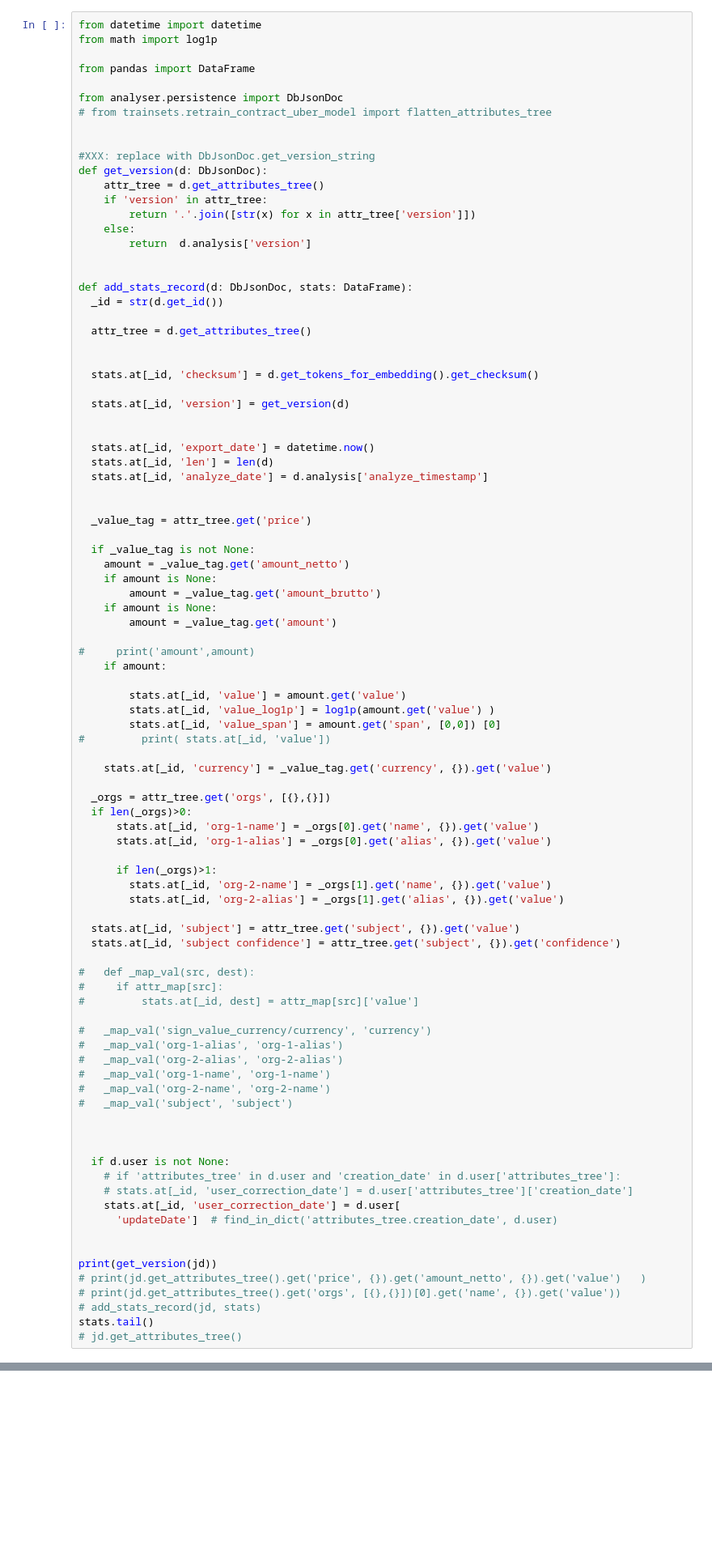
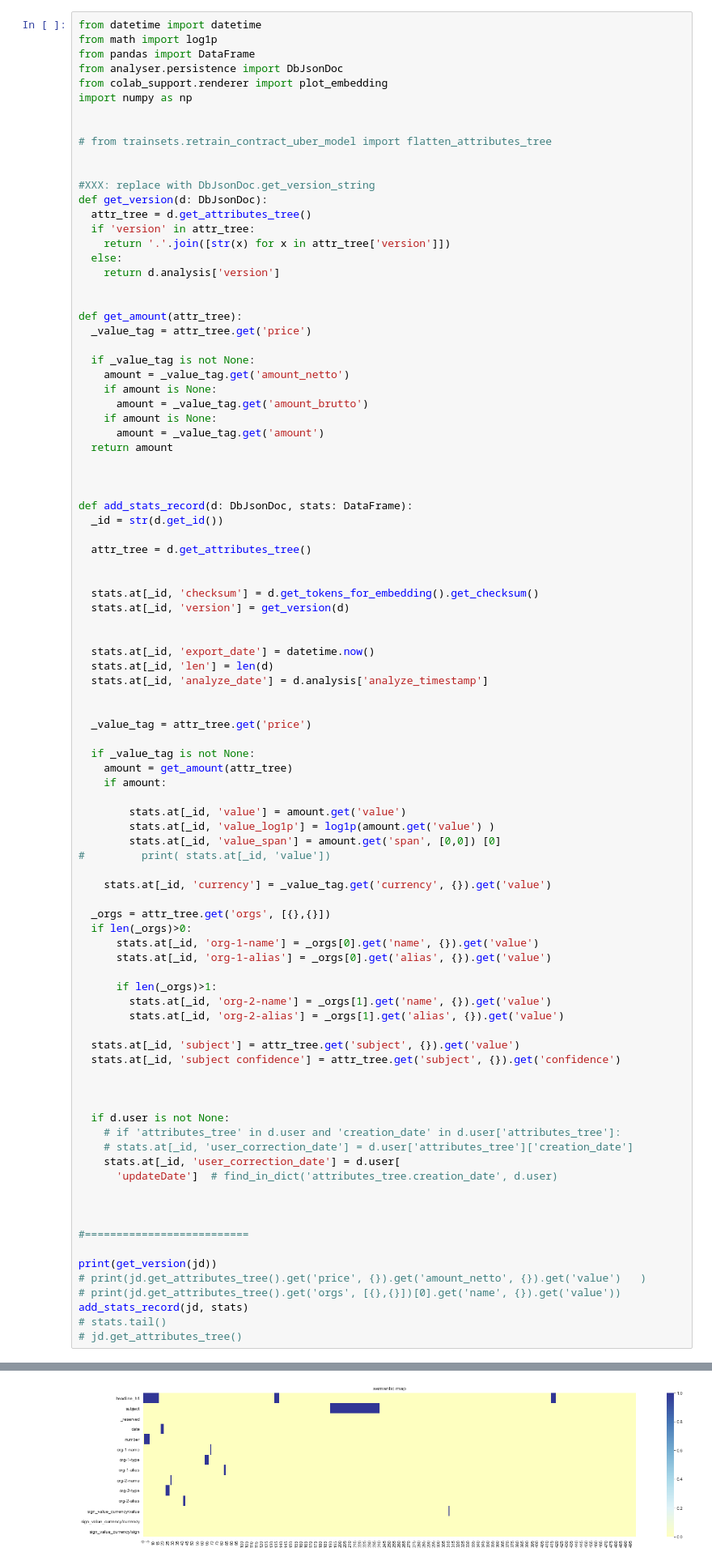
Before and after one commit to LitJane/analyser, a Jupyter notebook: trainsets/export_trainset.ipynb, the cells around one changed output, grey strips where cells are left out. Shown at 81% size. Drawn from its saved outputs; the diff is of its cells as text; blank space fills up the shorter version.

```diff
--- a/trainsets/export_trainset.ipynb
+++ b/trainsets/export_trainset.ipynb
@@ -163,20 +184,35 @@ jd
 # %%
 from datetime import datetime
 from math import log1p
+from pandas import DataFrame
+from analyser.persistence import DbJsonDoc
+from colab_support.renderer import plot_embedding
+import numpy as np
 
-from pandas import DataFrame
 
-from analyser.persistence import DbJsonDoc
 # from trainsets.retrain_contract_uber_model import flatten_attributes_tree
 
 
 #XXX: replace with DbJsonDoc.get_version_string
 def get_version(d: DbJsonDoc):
-    attr_tree = d.get_attributes_tree()
-    if 'version' in attr_tree:
-        return '.'.join([str(x) for x in attr_tree['version']])
-    else:
-        return  d.analysis['version']
+  attr_tree = d.get_attributes_tree()
+  if 'version' in attr_tree:
+    return '.'.join([str(x) for x in attr_tree['version']])
+  else:
+    return d.analysis['version']
+
+
+def get_amount(attr_tree):
+  _value_tag = attr_tree.get('price')
+
+  if _value_tag is not None:
+    amount = _value_tag.get('amount_netto')
+    if amount is None:
+      amount = _value_tag.get('amount_brutto')
+    if amount is None:
+      amount = _value_tag.get('amount')
+  return amount
+
 
 
 def add_stats_record(d: DbJsonDoc, stats: DataFrame):
@@ -186,7 +222,6 @@ def add_stats_record(d: DbJsonDoc, stats: DataFrame):
 
 
   stats.at[_id, 'checksum'] = d.get_tokens_for_embedding().get_checksum()
-
   stats.at[_id, 'version'] = get_version(d)
 
 
@@ -198,13 +233,7 @@ def add_stats_record(d: DbJsonDoc, stats: DataFrame):
   _value_tag = attr_tree.get('price')
 
   if _value_tag is not None:
-    amount = _value_tag.get('amount_netto')
-    if amount is None:
-        amount = _value_tag.get('amount_brutto')
-    if amount is None:
-        amount = _value_tag.get('amount')
-
-#     print('amount',amount)
+    amount = get_amount(attr_tree)
     if amount:
 
         stats.at[_id, 'value'] = amount.get('value')
@@ -226,17 +255,6 @@ def add_stats_record(d: DbJsonDoc, stats: DataFrame):
   stats.at[_id, 'subject'] = attr_tree.get('subject', {}).get('value')
   stats.at[_id, 'subject confidence'] = attr_tree.get('subject', {}).get('confidence')
 
-#   def _map_val(src, dest):
-#     if attr_map[src]:
-#         stats.at[_id, dest] = attr_map[src]['value']
-
-#   _map_val('sign_value_currency/currency', 'currency')
-#   _map_val('org-1-alias', 'org-1-alias')
-#   _map_val('org-2-alias', 'org-2-alias')
-#   _map_val('org-1-name', 'org-1-name')
-#   _map_val('org-2-name', 'org-2-name')
-#   _map_val('subject', 'subject')
-
 
 
   if d.user is not None:
@@ -246,9 +264,13 @@ def add_stats_record(d: DbJsonDoc, stats: DataFrame):
       'updateDate']  # find_in_dict('attributes_tree.creation_date', d.user)
 
 
+
+#==========================
+
 print(get_version(jd))
 # print(jd.get_attributes_tree().get('price', {}).get('amount_netto', {}).get('value')   )
 # print(jd.get_attributes_tree().get('orgs', [{},{}])[0].get('name', {}).get('value'))
-# add_stats_record(jd, stats)
-stats.tail()
+add_stats_record(jd, stats)
+# stats.tail()
 # jd.get_attributes_tree()
+# %% [output]
@@ -254,0 +278 @@ stats.tail()
+[figure, added]
```
Also changed, not shown: parts of 26 cells of this notebook, 5 other files.
